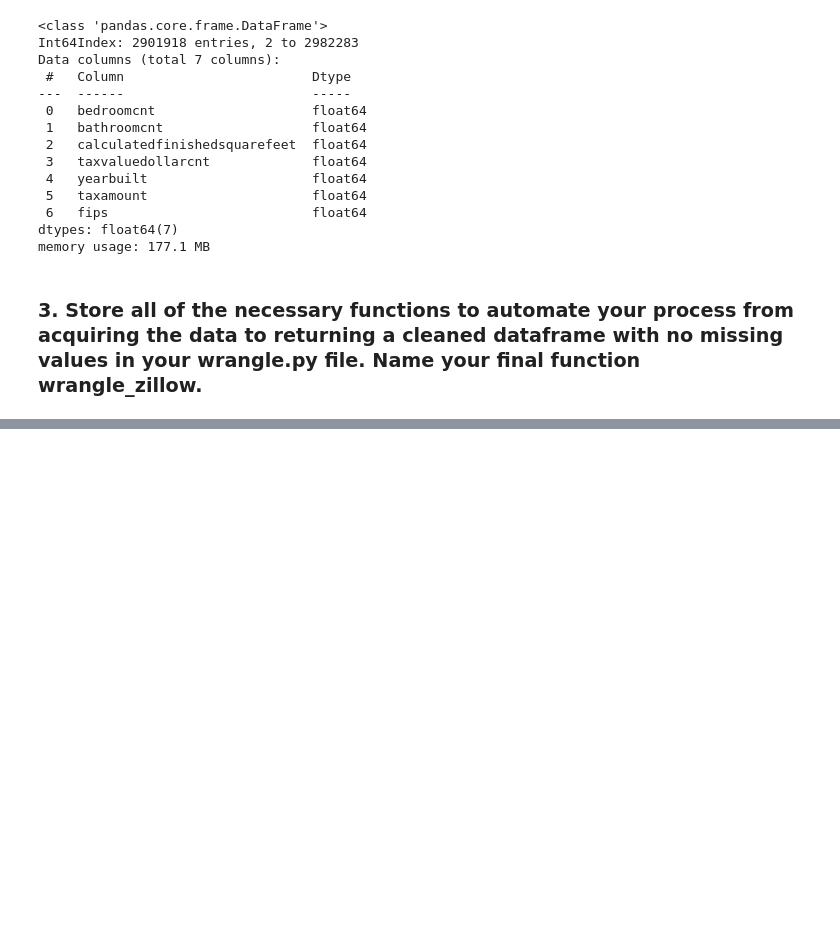
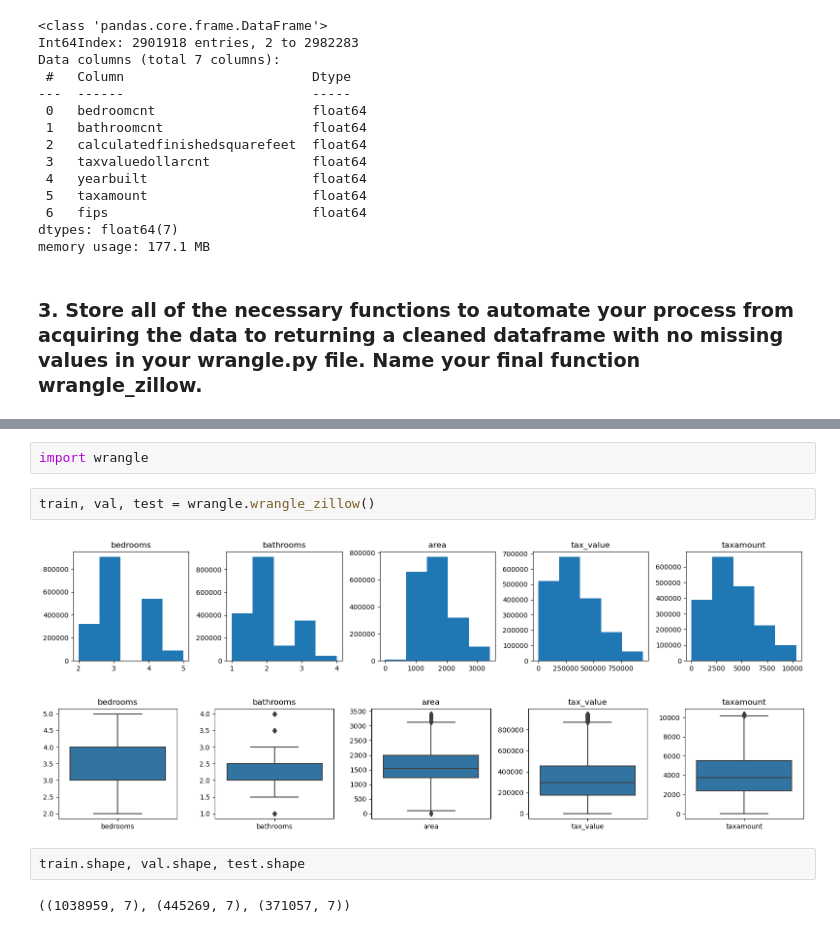
Before and after one commit to Garrett-Arnett/regression-exercises, a Jupyter notebook: zillow.ipynb, the cells around one changed output, grey strips where cells are left out. Cells and saved outputs as stored; diff of their text form; blank space fills up the shorter version.

```diff
--- a/zillow.ipynb
+++ b/zillow.ipynb
@@ -94,0 +425,11 @@ memory usage: 177.1 MB
+# %%
+import wrangle
+# %%
+train, val, test = wrangle.wrangle_zillow()
+# %% [output]
+[figure, added]
+[figure, added]
+# %%
+train.shape, val.shape, test.shape
+# %% [output]
+((1038959, 7), (445269, 7), (371057, 7))
```
Also changed, not shown: parts of 26 cells of this notebook.
